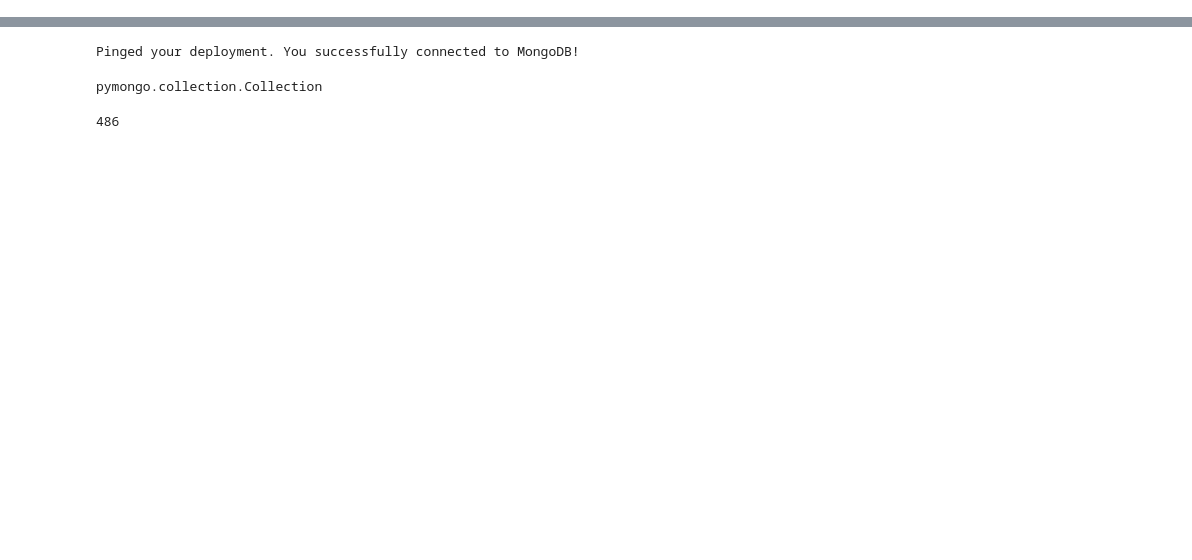
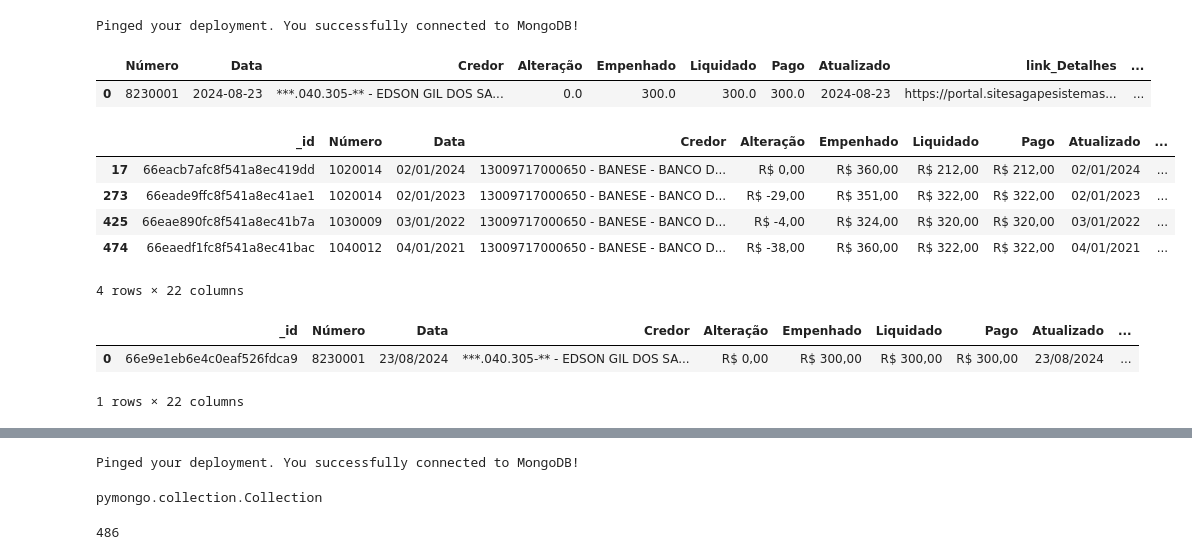
Before and after one commit to renoaldocosta/ControlGov-app, a Jupyter notebook: Code/2_Data_Acquisition_and_Understanding/get_data_mongodb.ipynb, the cells around one changed output, grey strips where cells are left out. Drawn from its saved outputs; the diff is of its cells as text; code cells hidden in the pictures; blank space fills up the shorter version.

Commit message:
Retorna dataframe próprio para manipulação

```diff
--- a/Code/2_Data_Acquisition_and_Understanding/get_data_mongodb.ipynb
+++ b/Code/2_Data_Acquisition_and_Understanding/get_data_mongodb.ipynb
@@ -30,7 +30,8 @@ def testa_conexao_mongodb(db:str, collection:str):
         print(e)
         raise SystemExit("Unable to connect to the database. Please check your URI.")
 
-def run():
-    mkd_text("Câmara Municipal de Pinhão - SE", level='title', position='center')
-    mongodb_collection = testa_conexao_mongodb('CMP', 'EMPENHOS_DETALHADOS_STAGE')
-    df_empenhos = pd.DataFrame(list(mongodb_collection.find()))
+
+mongodb_collection = testa_conexao_mongodb('CMP', 'EMPENHOS_DETALHADOS_STAGE')
+df_empenhos = pd.DataFrame(list(mongodb_collection.find()))
+# %% [output]
+Pinged your deployment. You successfully connected to MongoDB!
@@ -36,0 +40,20 @@ def run():
+# %%
+df = df_empenhos.copy()
+pd.set_option('display.max_columns', None)
+
+df = df.drop(columns=['_id'])
+
+# Remover o símbolo de moeda 'R$' e os pontos dos milhares
+value_columns = ['Alteração', 'Empenhado', 'Liquidado', 'Pago' ]
+for colunm in value_columns:
+    df[colunm] = df[colunm].str.replace(r'R\$ ?', '', regex=True).str.replace('.', '').str.replace(',', '.')
+    df[colunm] = df[colunm].astype(float)
+
+data_columns = ['Data', 'Atualizado']
+for column in data_columns:
+    df[column] = pd.to_datetime(df[column])
+
+return df
+# %% [output]
+|  | Número | Data | Credor | Alteração | Empenhado | Liquidado | Pago | Atualizado | link_Detalhes | ... |
+| 0 | 8230001 | 2024-08-23 | ***.040.305-** - EDSON GIL DOS SA... | 0.0 | 300.0 | 300.0 | 300.0 | 2024-08-23 | https://portal.sitesagapesistemas... | ... |
@@ -36,0 +69,15 @@ def run():
+# %%
+df_empenhos[df_empenhos['Credor'].str.contains('BANESE')].sort_values('Número', ascending=True)
+# %% [output]
+|  | _id | Número | Data | Credor | Alteração | Empenhado | Liquidado | Pago | Atualizado | ... |
+| 17 | 66eacb7afc8f541a8ec419dd | 1020014 | 02/01/2024 | 13009717000650 - BANESE - BANCO D... | R$ 0,00 | R$ 360,00 | R$ 212,00 | R$ 212,00 | 02/01/2024 | ... |
+| 273 | 66eade9ffc8f541a8ec41ae1 | 1020014 | 02/01/2023 | 13009717000650 - BANESE - BANCO D... | R$ -29,00 | R$ 351,00 | R$ 322,00 | R$ 322,00 | 02/01/2023 | ... |
+| 425 | 66eae890fc8f541a8ec41b7a | 1030009 | 03/01/2022 | 13009717000650 - BANESE - BANCO D... | R$ -4,00 | R$ 324,00 | R$ 320,00 | R$ 320,00 | 03/01/2022 | ... |
+| 474 | 66eaedf1fc8f541a8ec41bac | 1040012 | 04/01/2021 | 13009717000650 - BANESE - BANCO D... | R$ -38,00 | R$ 360,00 | R$ 322,00 | R$ 322,00 | 04/01/2021 | ... |
+4 rows × 22 columns
+# %%
+df_empenhos.head(1)
+# %% [output]
+|  | _id | Número | Data | Credor | Alteração | Empenhado | Liquidado | Pago | Atualizado | ... |
+| 0 | 66e9e1eb6e4c0eaf526fdca9 | 8230001 | 23/08/2024 | ***.040.305-** - EDSON GIL DOS SA... | R$ 0,00 | R$ 300,00 | R$ 300,00 | R$ 300,00 | 23/08/2024 | ... |
+1 rows × 22 columns
```
Also changed, not shown: parts of 6 cells of this notebook, 1 other file.
